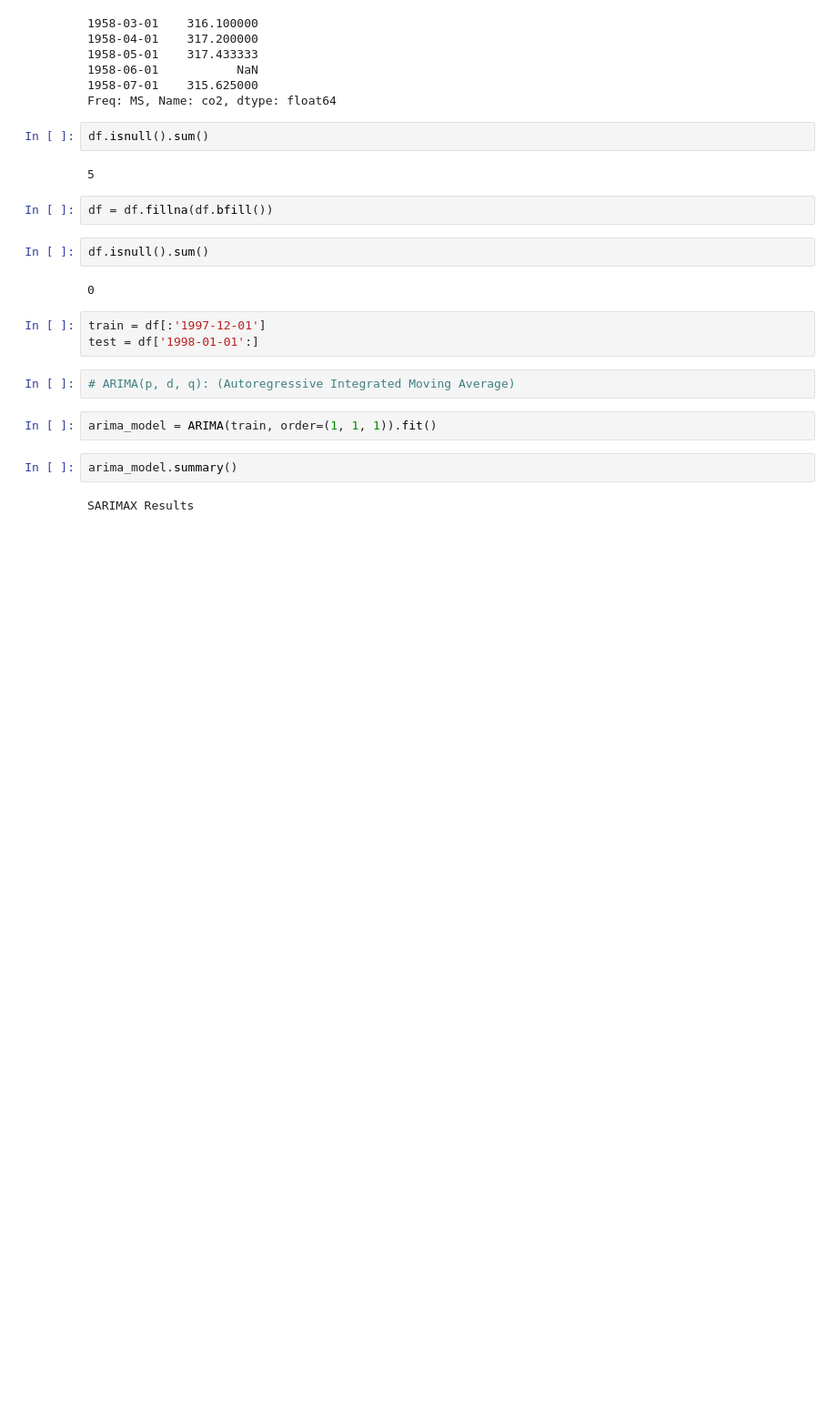
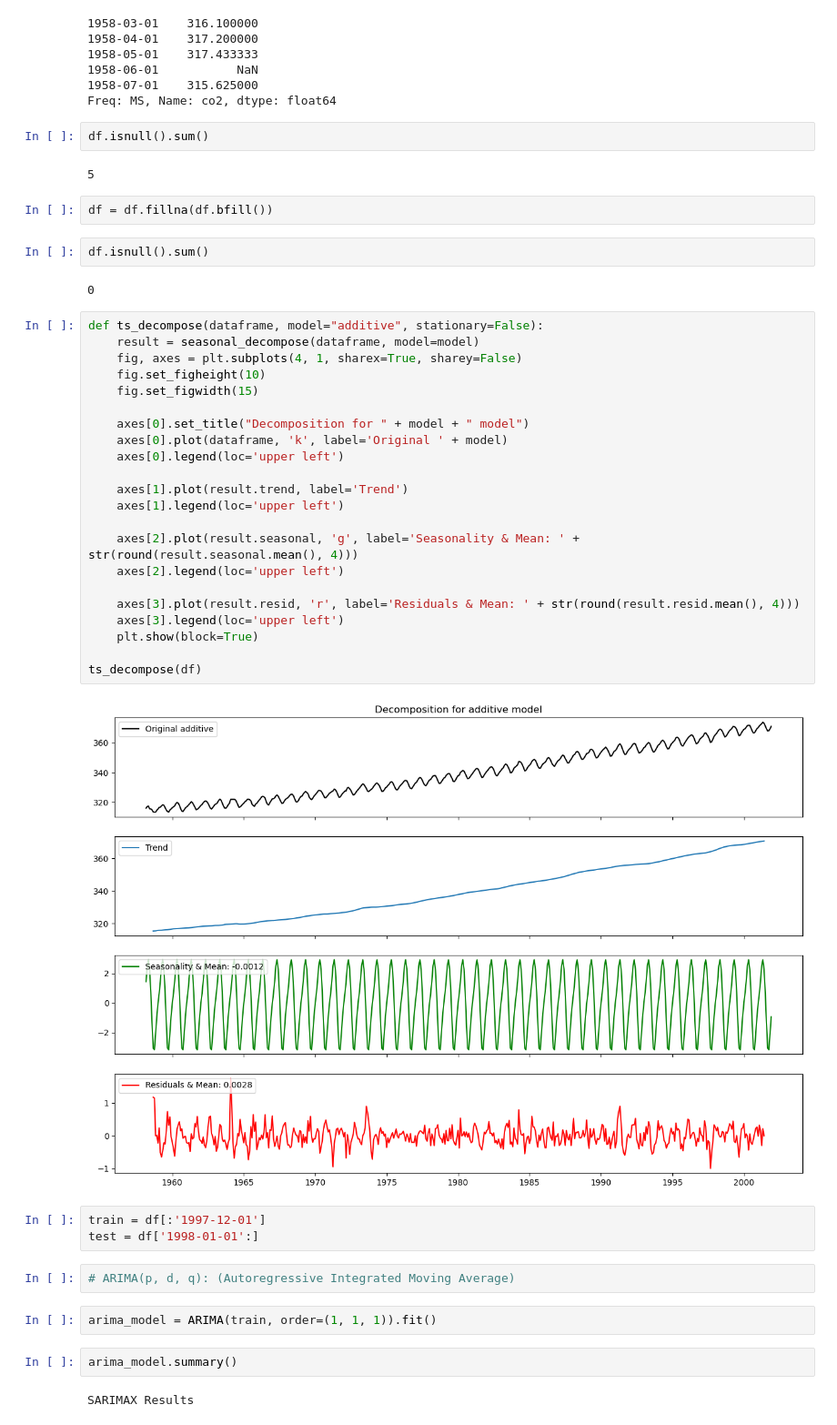
Before and after one commit to ugursaricam/co2-forecast-timeseries, a Jupyter notebook: 2_statistical_methods.ipynb, the cells around one changed output. Shown at 91% size. Saved outputs shown, nothing was run; the diff lists cells and outputs as text; blank space fills up the shorter version.

```diff
--- a/2_statistical_methods.ipynb
+++ b/2_statistical_methods.ipynb
@@ -47,6 +47,30 @@ df = df.fillna(df.bfill())
 df.isnull().sum()
 # %% [output]
 0
+# %%
+def ts_decompose(dataframe, model="additive", stationary=False):
+    result = seasonal_decompose(dataframe, model=model)
+    fig, axes = plt.subplots(4, 1, sharex=True, sharey=False)
+    fig.set_figheight(10)
+    fig.set_figwidth(15)
+
+    axes[0].set_title("Decomposition for " + model + " model")
+    axes[0].plot(dataframe, 'k', label='Original ' + model)
+    axes[0].legend(loc='upper left')
+
+    axes[1].plot(result.trend, label='Trend')
+    axes[1].legend(loc='upper left')
+
+    axes[2].plot(result.seasonal, 'g', label='Seasonality & Mean: ' + str(round(result.seasonal.mean(), 4)))
+    axes[2].legend(loc='upper left')
+
+    axes[3].plot(result.resid, 'r', label='Residuals & Mean: ' + str(round(result.resid.mean(), 4)))
+    axes[3].legend(loc='upper left')
+    plt.show(block=True)
+
+ts_decompose(df)
+# %% [output]
+[figure, added]
 # %%
 train = df[:'1997-12-01']
 test = df['1998-01-01':]
```
Also changed, not shown: parts of 29 cells of this notebook.
